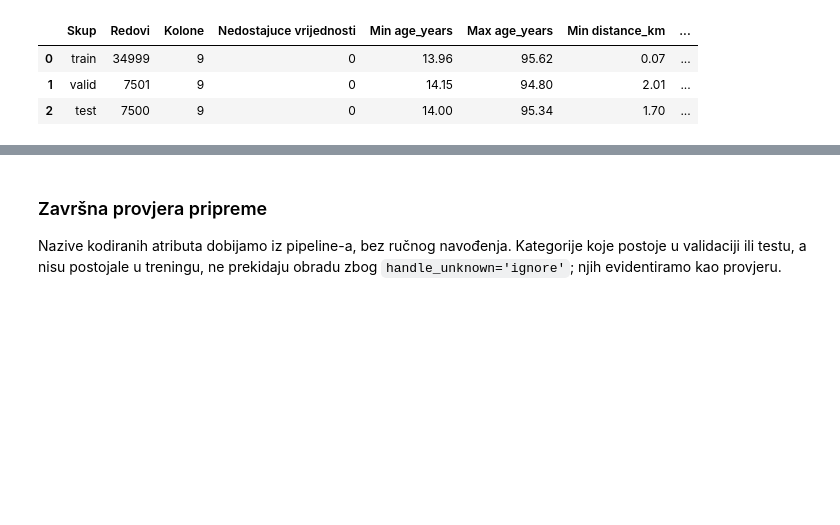
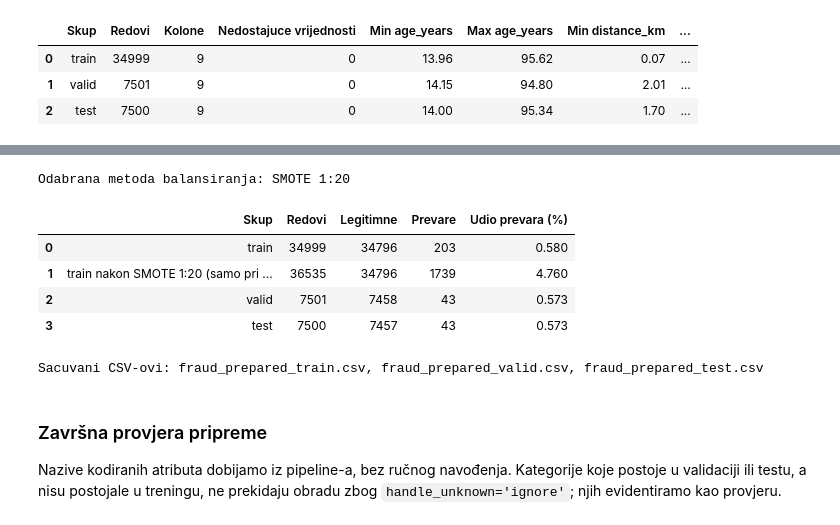
Before and after one commit to bakir004/mu, a Jupyter notebook: projekat.ipynb, the cells around one changed output, grey strips where cells are left out. Cells and saved outputs as stored; diff of their text form; code cells hidden in the pictures; blank space fills up the shorter version.

```diff
--- a/projekat.ipynb
+++ b/projekat.ipynb
@@ -1363,3 +1607,50 @@ Oblik neskaliranih skupova: (406, 22) (7501, 22) (7500, 22)
+# %%
+chosen_configuration = best_configuration
+print('Odabrana metoda balansiranja:', chosen_configuration)
+
+def make_model_pipeline(model):
+    """Pipeline za zadatak 2.2: kodiranje, skaliranje i odabrano balansiranje trening podataka."""
+    return make_balancing_pipeline(model, **configurations[chosen_configuration])
+
+reference_pipeline = make_model_pipeline(LogisticRegression(max_iter=3000))
+sampler_position = [name for name, _ in reference_pipeline.steps].index('sampler')
+X_resampled, y_resampled = reference_pipeline[:sampler_position + 1].fit_resample(X_train, y_train)
+
+prepared_data = {'train': train_features, 'valid': valid_features, 'test': test_features}
+composition = [
+    {
+        'Skup': name,
+        'Redovi': len(data),
+        'Legitimne': int((data[target_column] == 0).sum()),
+        'Prevare': int((data[target_column] == 1).sum()),
+        'Udio prevara (%)': 100 * data[target_column].mean(),
+    }
+    for name, data in prepared_data.items()
+]
+composition.insert(1, {
+    'Skup': f'train nakon {chosen_configuration} (samo pri treniranju)',
+    'Redovi': len(y_resampled),
+    'Legitimne': int((y_resampled == 0).sum()),
+    'Prevare': int((y_resampled == 1).sum()),
+    'Udio prevara (%)': 100 * y_resampled.mean(),
+})
+display(pd.DataFrame(composition).round({'Udio prevara (%)': 3}))
+
+for name, data in prepared_data.items():
+    data.to_csv(f'fraud_prepared_{name}.csv', index=False, lineterminator='\n')
+print('Sacuvani CSV-ovi:', ', '.join(f'fraud_prepared_{name}.csv' for name in prepared_data))
+
+assert set(y_resampled.unique()) == {0, 1}
+assert valid_features[target_column].mean() < 0.01
+assert test_features[target_column].mean() < 0.01
+# %% [output]
+Odabrana metoda balansiranja: SMOTE 1:20
+|  | Skup | Redovi | Legitimne | Prevare | Udio prevara (%) |
+| 0 | train | 34999 | 34796 | 203 | 0.580 |
+| 1 | train nakon SMOTE 1:20 (samo pri ... | 36535 | 34796 | 1739 | 4.760 |
+| 2 | valid | 7501 | 7458 | 43 | 0.573 |
+| 3 | test | 7500 | 7457 | 43 | 0.573 |
+Sacuvani CSV-ovi: fraud_prepared_train.csv, fraud_prepared_valid.csv, fraud_prepared_test.csv
 # %% [markdown]
 ### Završna provjera pripreme
 
```
Also changed, not shown: parts of 13 cells of this notebook, 6 other files.
